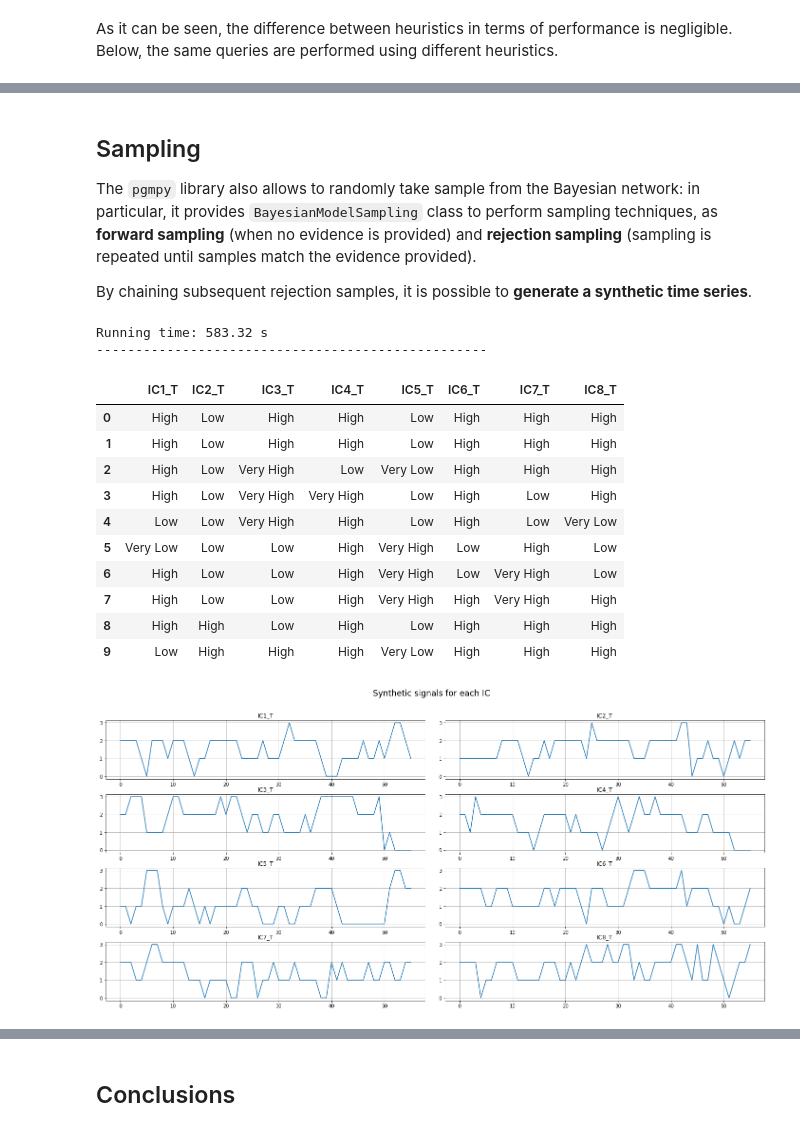
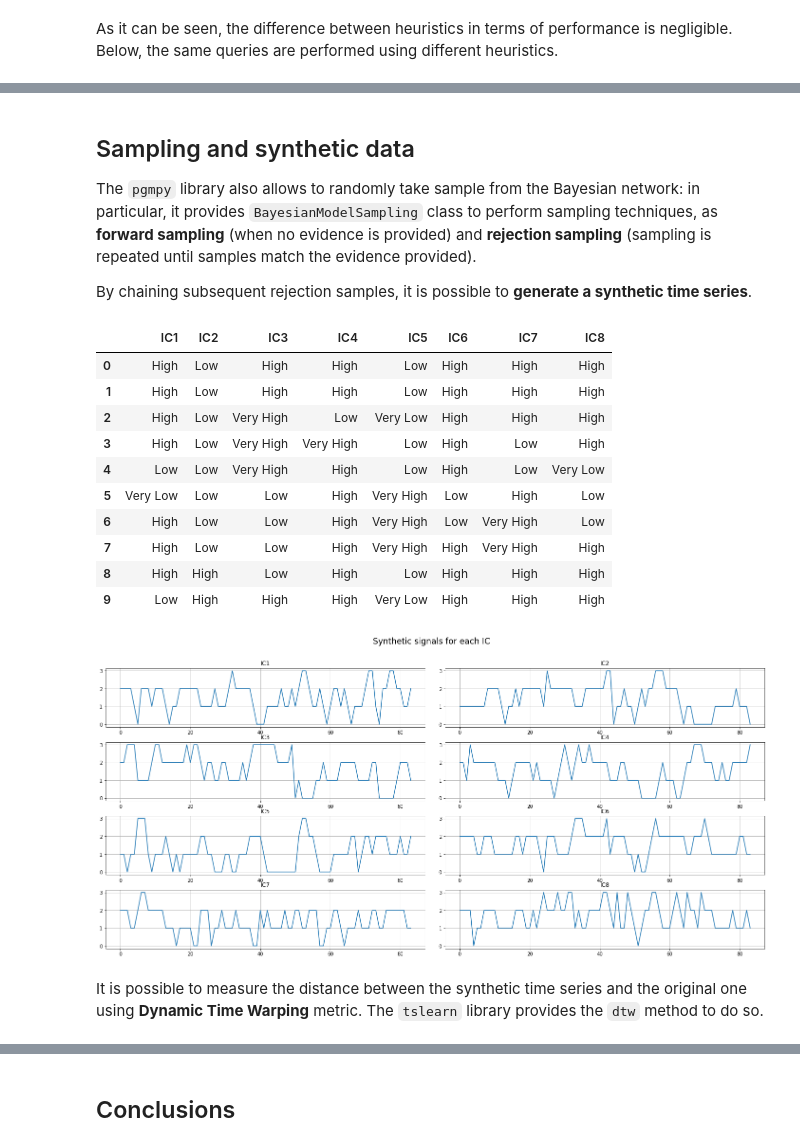
Before and after one commit to nihil21/neural-connectivity-bayesnet, a Jupyter notebook: src/neural-connectivity-bayesnet.ipynb, the cells around one changed output, grey strips where cells are left out. Cells and saved outputs as stored; diff of their text form; code cells hidden in the pictures.

Commit message:
Added synthetic data and similarity measure

```diff
--- a/src/neural-connectivity-bayesnet.ipynb
+++ b/src/neural-connectivity-bayesnet.ipynb
@@ -259,10 +259,10 @@ new_labels = [(f'{l}_T', f'{l}_T+1') for l in labels]
 new_labels = [l for t in new_labels for l in t]
 
 # Create new dataframe
-df = pd.concat(list_of_series, axis=1)
-df.columns = new_labels
+unrolled_df = pd.concat(list_of_series, axis=1)
+unrolled_df.columns = new_labels
 
 print(f'Length of the time series after unrolling phase: {df.shape[0]}')
 print('-' * 50)
-df.head(10)
+unrolled_df.head(10)
 # %% [output]
@@ -379,7 +379,7 @@ for i, n in enumerate(new_labels):
         n_nodes.append(n)
 
 # Create BDeu estimator with default parameters
-est = BDeuScore(df)
+est = BDeuScore(unrolled_df)
 # %% [markdown]
 The number of parents a 'next' node can have (i.e. $indegree$) is a hyper-parameter: it is possible to determine it using a grid search. The chosen parameter space is $[2..10]$: in particular, the lower bound forces one region to be connected to (at least) another one, in addition to its future state.
 # %%
@@ -480,7 +483,7 @@ To estimate the model's CPT, it suffices to call the `fit()` method of the `Baye
 # %%
 from pgmpy.estimators import BayesianEstimator
 
-static_model.fit(data=df,
+static_model.fit(data=unrolled_df,
                  estimator=BayesianEstimator,
                  prior_type='BDeu',
                  equivalent_sample_size=10)
@@ -859,5 +862,5 @@ Running time: 0.02765 s
 # %% [markdown]
-## Sampling
+## Sampling and synthetic data
  The `pgmpy` library also allows to randomly take sample from the Bayesian network: in particular, it provides `BayesianModelSampling` class to perform sampling techniques, as **forward sampling** (when no evidence is provided) and **rejection sampling** (sampling is repeated until samples match the evidence provided).
 
 By chaining subsequent rejection samples, it is possible to **generate a synthetic time series**.
@@ -866,47 +869,55 @@ from pgmpy.sampling import BayesianModelSampling
 
 bayes_sampler = BayesianModelSampling(static_model)
 # %%
-from IPython.utils import io
 from pgmpy.factors.discrete import State
+from IPython.utils import io  # useful to suppress rejection_sampling's output
+from tqdm import notebook
 
 def generate_time_series(sampler, length, seed=42):
-    # Suppress output of rejection_sampling
+    # Initialize progress bar
+    pbar = notebook.tqdm(total=length)
+
+    # Generate first sample given no evidence
     with io.capture_output() as captured:
-        # Generate first sample given no evidence and split it in 'current' and 'next' slices:
-        # - the 'current' slice will be the first row of the generated time series
-        # - the 'next' slice is added as the second row
         # When no evidence is provided, the function under-the-hood performs forward sampling
         sample = sampler.rejection_sample(seed=seed)
     sample = sample.reindex(sorted(sample.columns), axis=1)
-    gen_df = sample.filter(regex='_T$')
+
+    # Split sample in 'current' and 'next' slices:
+    # - the 'current' slice will be the first row of the generated time series
+    # - the 'next' slice is added as the second row, and will be used as
+    # evidence for subsequent predictions
+    synth_df = sample.filter(regex='_T$')
     next_slice = sample.filter(regex='_T\+1').iloc[0].values.tolist()
-    gen_df = gen_df.append(pd.Series(next_slice, index=gen_df.columns), ignore_index=True)
-    # Use 'next' slice as evidence of the following sampling
-    evidence = [State(n, v) for n, v in zip(gen_df.columns.values, next_slice)]
-    for _ in range(length - 2):
-        # Suppress output of rejection_sampling
+    synth_df = synth_df.append(pd.Series(next_slice, index=synth_df.columns), ignore_index=True)
+    evidence = [State(n, v) for n, v in zip(synth_df.columns.values, next_slice)]
+
+    # Update progress bar
+    pbar.update(2)
+
+    for _ in range(2, length):
+        # Generate new data
         with io.capture_output() as captured:
-            # Generate new data
             sample = sampler.rejection_sample(evidence=evidence)
         sample = sample.reindex(sorted(sample.columns), axis=1)
-        # Append 'next' slice to the generated time series
+
+        # Append 'next' slice to the generated time series, and use it as new evidence
         next_slice = sample.filter(regex='_T\+1').iloc[0].values.tolist()
-        gen_df = gen_df.append(pd.Series(next_slice, index=gen_df.columns), ignore_index=True)
-        # Set new evidence
-        evidence = [State(n, v) for n, v in zip(gen_df.columns.values, next_slice)]
+        synth_df = synth_df.append(pd.Series(next_slice, index=synth_df.columns), ignore_index=True)
+        evidence = [State(n, v) for n, v in zip(synth_df.columns.values, next_slice)]
 
-    return gen_df
+        # Update progress bar
+        pbar.update(1)
+    # Close progress bar
+    pbar.close()
+    # Update column names
+    synth_df.columns = labels
+    return synth_df
 
-start_time = time.time()
-gen_df = generate_time_series(sampler=bayes_sampler, length=84)
-elapsed_time = time.time()
-print(f'Running time: {elapsed_time // 60} min {elapsed_time % 60:.2f} s')
-print('-' * 50)
-gen_df.head(10)
+synth_df = generate_time_series(sampler=bayes_sampler, length=84)
+synth_df.head(10)
 # %% [output]
-Running time: 583.32 s
---------------------------------------------------
-|  | IC1_T | IC2_T | IC3_T | IC4_T | IC5_T | IC6_T | IC7_T | IC8_T |
+|  | IC1 | IC2 | IC3 | IC4 | IC5 | IC6 | IC7 | IC8 |
 | 0 | High | Low | High | High | Low | High | High | High |
 | 1 | High | Low | High | High | Low | High | High | High |
 | 2 | High | Low | Very High | Low | Very Low | High | High | High |
@@ -920,14 +931,16 @@ Running time: 583.32 s
 # %%
 _, axes = plt.subplots(nrows=4, ncols=2, figsize=(20, 10))
 plt.suptitle('Synthetic signals for each IC', size='xx-large')
 plt.tight_layout(rect=[0, 0.03, 1, 0.95])
 
-for i, col in enumerate(gen_df):
+for i, col in enumerate(synth_df):
     id1 = i // 2
     id2 = i % 2
-    s = [quantize_enc[v] for v in gen_df[col]]
+    s = [quantize_enc[v] for v in synth_df[col]]
     axes[id1, id2].plot(s)
     axes[id1, id2].set_title(col)
     axes[id1, id2].grid()
 # %% [output]
-[figure, old version]
+[figure, new version]
+# %% [markdown]
+It is possible to measure the distance between the synthetic time series and the original one using **Dynamic Time Warping** metric. The `tslearn` library provides the `dtw` method to do so.
```
Also changed, not shown: parts of 11 cells of this notebook.
